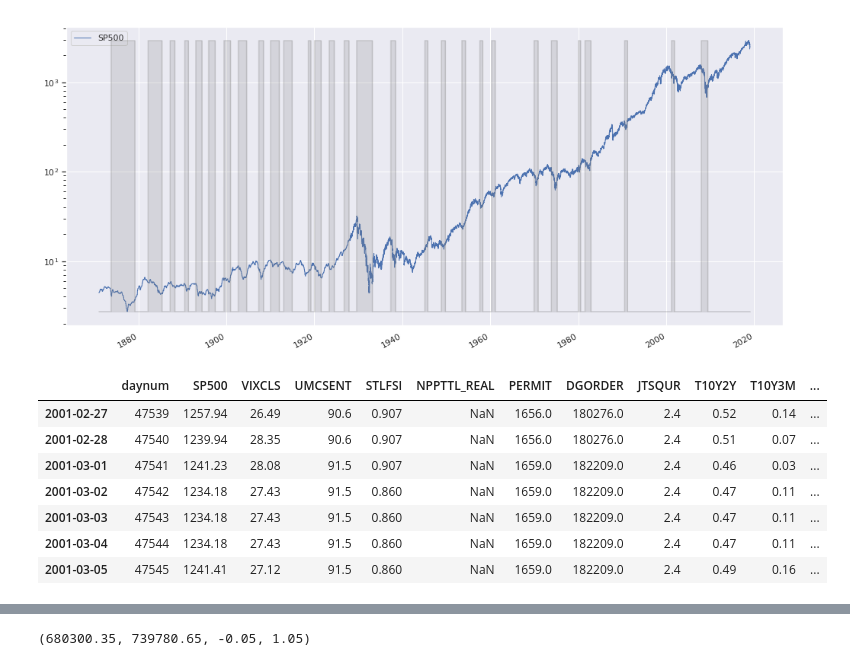
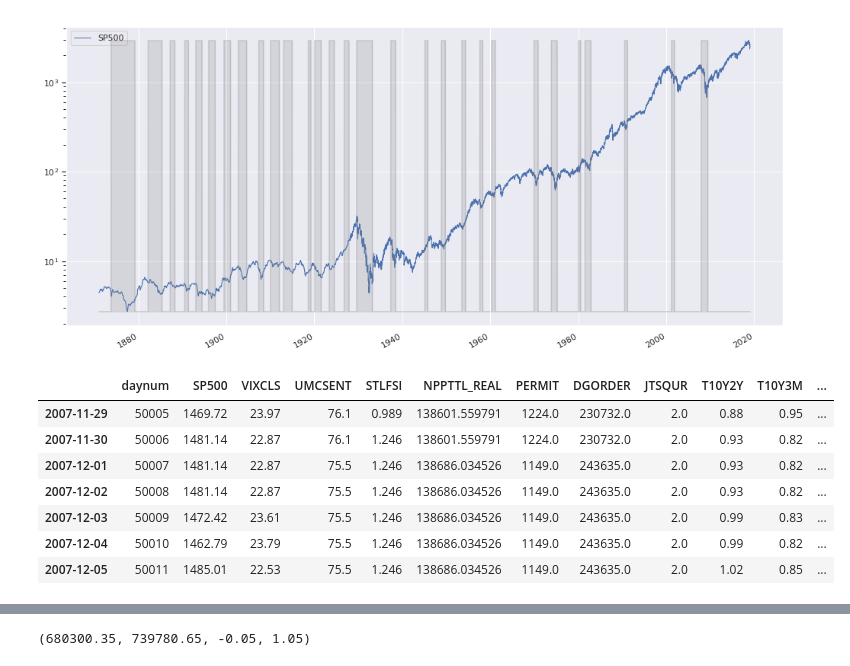
Before and after one commit to pogoetic/stego, a Jupyter notebook: stegonbk.ipynb, the cells around one changed output, grey strips where cells are left out. Saved outputs shown, nothing was run; the diff lists cells and outputs as text; code cells hidden in the pictures.

```diff
--- a/stegonbk.ipynb
+++ b/stegonbk.ipynb
@@ -550,16 +550,16 @@ main_df['SP500_chg_from_trough'] = (main_df.SP500 - main_df.SP500_last_trough)*1
 # %%
 #Trend the S&P by 6mo, 12mo, 24mo. Compare current to prior highs from these periods.
 
 #display(main_df[main_df.recession_start==1])
 #display(main_df[main_df.recession_end==1])
 
-display(main_df['2001-02-27':'2001-03-05'])
+display(main_df['2007-11-29':'2007-12-05'])
 # %% [output]
 |  | daynum | SP500 | VIXCLS | UMCSENT | STLFSI | NPPTTL_REAL | PERMIT | DGORDER | JTSQUR | T10Y2Y | T10Y3M | ... |
-| 2001-02-27 | 47539 | 1257.94 | 26.49 | 90.6 | 0.907 | NaN | 1656.0 | 180276.0 | 2.4 | 0.52 | 0.14 | ... |
-| 2001-02-28 | 47540 | 1239.94 | 28.35 | 90.6 | 0.907 | NaN | 1656.0 | 180276.0 | 2.4 | 0.51 | 0.07 | ... |
-| 2001-03-01 | 47541 | 1241.23 | 28.08 | 91.5 | 0.907 | NaN | 1659.0 | 182209.0 | 2.4 | 0.46 | 0.03 | ... |
-| 2001-03-02 | 47542 | 1234.18 | 27.43 | 91.5 | 0.860 | NaN | 1659.0 | 182209.0 | 2.4 | 0.47 | 0.11 | ... |
-| 2001-03-03 | 47543 | 1234.18 | 27.43 | 91.5 | 0.860 | NaN | 1659.0 | 182209.0 | 2.4 | 0.47 | 0.11 | ... |
-| 2001-03-04 | 47544 | 1234.18 | 27.43 | 91.5 | 0.860 | NaN | 1659.0 | 182209.0 | 2.4 | 0.47 | 0.11 | ... |
-| 2001-03-05 | 47545 | 1241.41 | 27.12 | 91.5 | 0.860 | NaN | 1659.0 | 182209.0 | 2.4 | 0.49 | 0.16 | ... |
+| 2007-11-29 | 50005 | 1469.72 | 23.97 | 76.1 | 0.989 | 138601.559791 | 1224.0 | 230732.0 | 2.0 | 0.88 | 0.95 | ... |
+| 2007-11-30 | 50006 | 1481.14 | 22.87 | 76.1 | 1.246 | 138601.559791 | 1224.0 | 230732.0 | 2.0 | 0.93 | 0.82 | ... |
+| 2007-12-01 | 50007 | 1481.14 | 22.87 | 75.5 | 1.246 | 138686.034526 | 1149.0 | 243635.0 | 2.0 | 0.93 | 0.82 | ... |
+| 2007-12-02 | 50008 | 1481.14 | 22.87 | 75.5 | 1.246 | 138686.034526 | 1149.0 | 243635.0 | 2.0 | 0.93 | 0.82 | ... |
+| 2007-12-03 | 50009 | 1472.42 | 23.61 | 75.5 | 1.246 | 138686.034526 | 1149.0 | 243635.0 | 2.0 | 0.99 | 0.83 | ... |
+| 2007-12-04 | 50010 | 1462.79 | 23.79 | 75.5 | 1.246 | 138686.034526 | 1149.0 | 243635.0 | 2.0 | 0.99 | 0.82 | ... |
+| 2007-12-05 | 50011 | 1485.01 | 22.53 | 75.5 | 1.246 | 138686.034526 | 1149.0 | 243635.0 | 2.0 | 1.02 | 0.85 | ... |
```
Also changed, not shown: parts of 2 cells of this notebook, 1 other file.
